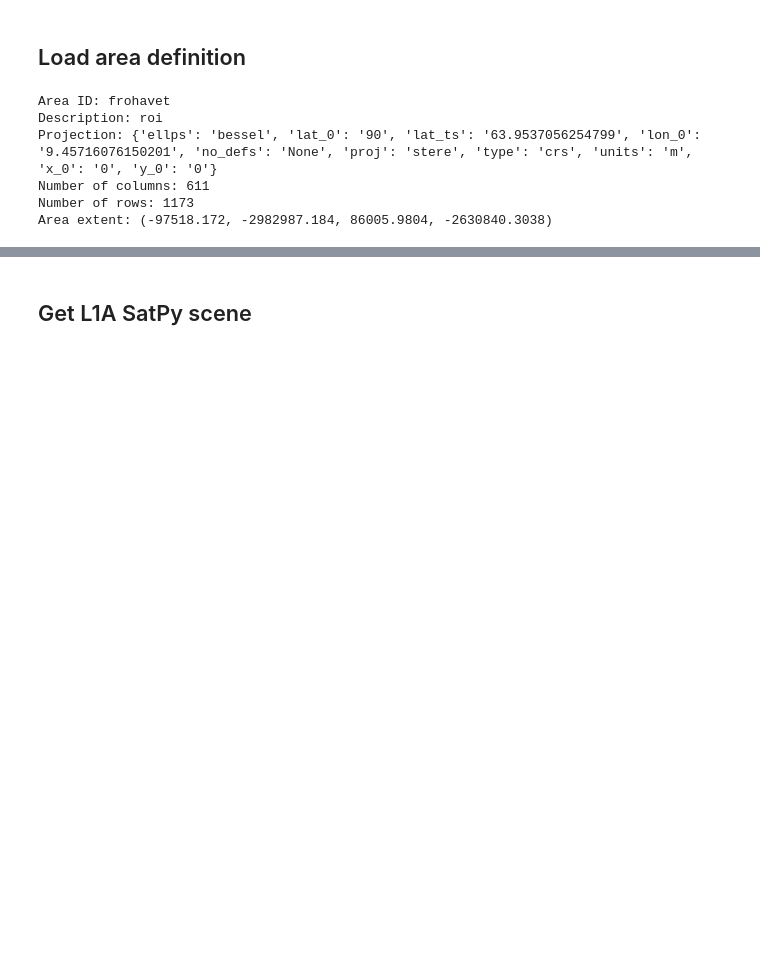
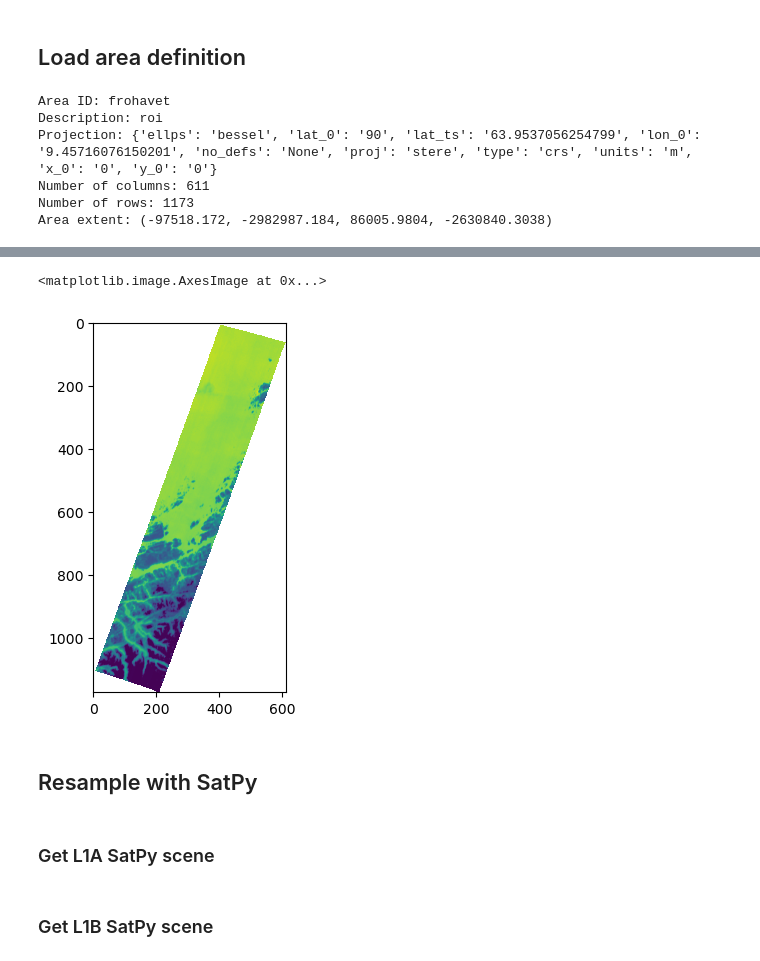
Before and after one commit to NTNU-SmallSat-Lab/hypso-package, a Jupyter notebook: demo/demo_resampling.ipynb, the cells around one changed output, grey strips where cells are left out. Saved outputs shown, nothing was run; the diff lists cells and outputs as text; code cells hidden in the pictures; blank space fills up the shorter version.

```diff
--- a/demo/demo_resampling.ipynb
+++ b/demo/demo_resampling.ipynb
@@ -109,0 +161,2 @@ array([[1.98022832, 2.05960769, 2.13993502, ..., 2.07018929, 2.11488065,
+# %%
+resampled_products = satobj.resample_products(area_def=area_def)
@@ -110,4 +192,13 @@ array([[1.98022832, 2.05960769, 2.13993502, ..., 2.07018929, 2.11488065,
+# %%
+plt.imshow(resampled_products['demo_product_1'])
+# %% [output]
+<matplotlib.image.AxesImage at 0x...>
+[figure, added]
+# %% [markdown]
+## Resample with SatPy
 # %% [markdown]
-## Get L1A SatPy scene
+### Get L1A SatPy scene
 # %%
 l1a_scene = satobj.get_l1a_satpy_scene()
+# %% [markdown]
+### Get L1B SatPy scene
```
Also changed, not shown: parts of 49 cells of this notebook.
